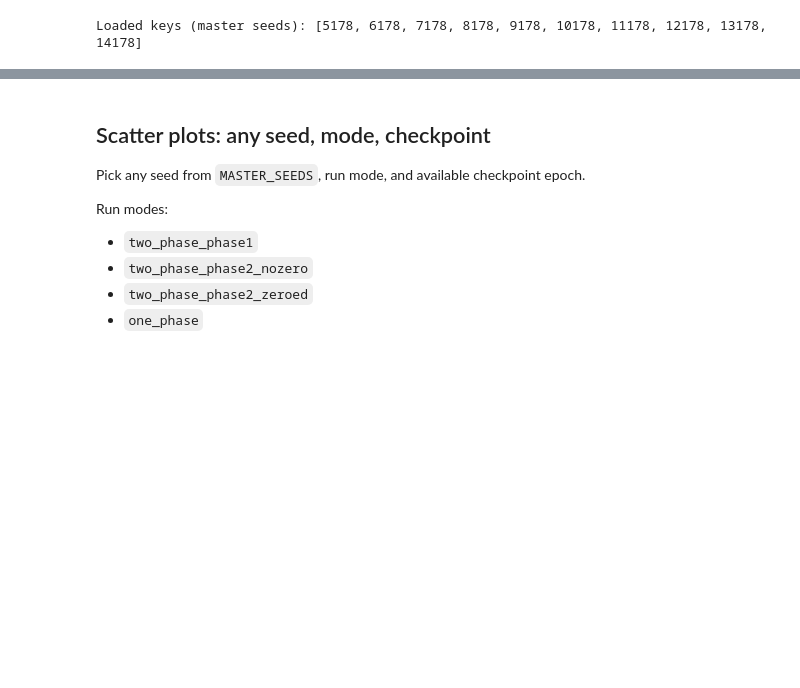
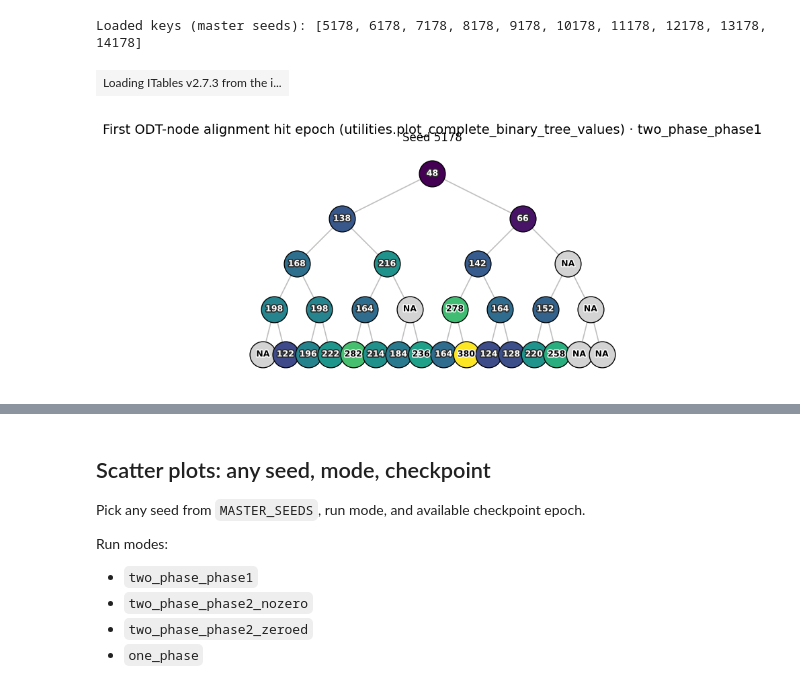
Before and after one commit to JignasaBhunia/layer-lenses-testbed, a Jupyter notebook: notebooks/DLGN_multiseed_multipath_runner.ipynb, the cells around one changed output, grey strips where cells are left out. Saved outputs shown, nothing was run; the diff lists cells and outputs as text; code cells hidden in the pictures; blank space fills up the shorter version.

```diff
--- a/notebooks/DLGN_multiseed_multipath_runner.ipynb
+++ b/notebooks/DLGN_multiseed_multipath_runner.ipynb
@@ -328,2 +467,46 @@ Saved: results/notebook_cache/all_results_20260429T072807.pkl.gz
 # %% [output]
 Loaded keys (master seeds): [5178, 6178, 7178, 8178, 9178, 10178, 11178, 12178, 13178, 14178]
+# %%
+from itables import show
+selected_results = {ms: all_results[ms] for ms in MASTER_SEEDS if ms==5178}
+odt_alignment_hit_epochs = first_odt_alignment_hit_epochs(
+    selected_results,
+    threshold=0.8,
+    norm_threshold=3.,
+    use_abs=True,
+    run_modes=["two_phase_phase1"],
+)
+
+show(
+    odt_alignment_hit_epochs,
+    scrollY="500px",
+    scrollX=True,
+    search=True,
+    paging=True,
+    pageLength=32,
+)
+# %% [output]
+| Loading ITables v2.7.3 from the i... |
+# %%
+from layer_lenses.utilities import plot_complete_binary_tree_values
+
+# Example: one seed + run mode → vector in breadth-order ODT internal node ids (same layout as plot_phase1_odt_hit_epoch_trees)
+_run_mode_utility = "two_phase_phase1"
+_seed_utility = sorted(odt_alignment_hit_epochs["master_seed"].unique())[0]
+
+_df_u = odt_alignment_hit_epochs[
+    (odt_alignment_hit_epochs["run_mode"] == _run_mode_utility)
+    & (odt_alignment_hit_epochs["master_seed"] == _seed_utility)
+]
+_n_int = int(_df_u["odt_node_id"].max()) + 1
+_hit_epoch_vec = (
+    _df_u.set_index("odt_node_id")["first_epoch"].reindex(range(_n_int)).to_numpy(dtype=float)
+)
+
+fig_utility_tree, ax_utility_tree = plot_complete_binary_tree_values(
+    _hit_epoch_vec,
+    title=f"Seed {_seed_utility}",
+    suptitle=f"First ODT-node alignment hit epoch (utilities.plot_complete_binary_tree_values) · {_run_mode_utility}",
+)
+# %% [output]
+[figure, added]
```
Also changed, not shown: parts of 12 cells of this notebook, 20 other files.
